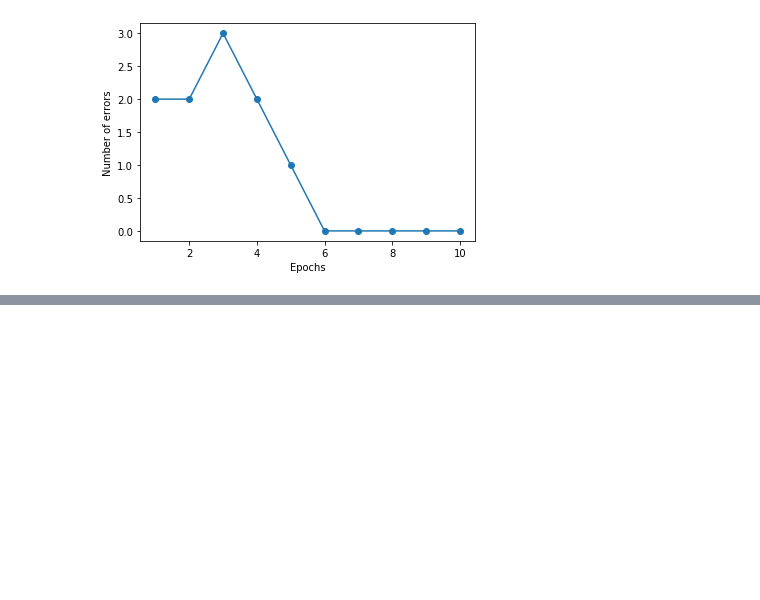
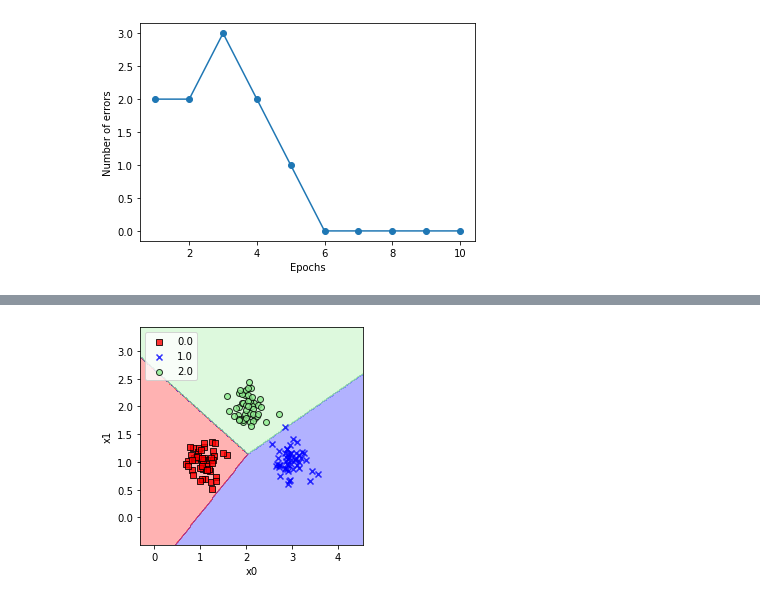
Before and after one commit to canlion/ml_study, a Jupyter notebook: 0.perceptron.ipynb, the cells around one changed output, grey strips where cells are left out. Cells and saved outputs as stored; diff of their text form; code cells hidden in the pictures; blank space fills up the shorter version.

Commit message:
add multiclass classification

```diff
--- a/0.perceptron.ipynb
+++ b/0.perceptron.ipynb
@@ -123,0 +233,23 @@ plot_decision_regions(X, y, perceptron)
+# %%
+class MulticlassClassification:
+    def __init__(self, perceptron_dict):
+        self.cls_names, self.cls_perceptrons = [], []
+        for cls_name, cls_perceptron in perceptron_dict.items():
+            self.cls_names.append(cls_name)
+            self.cls_perceptrons.append(cls_perceptron)
+
+    def forward(self, X):
+        pred = []
+        for perceptron in self.cls_perceptrons:  # 모든 퍼셉트론 이용
+            z = perceptron.z(X)
+            pred.append(z)
+        z_stack = np.stack(pred)
+        argmax = np.argmax(z_stack, axis=0)  # 퍼셉트론 결과 중 가장 큰 값이 나타내는 클래스를 선택한다.
+        return argmax
+# %%
+multi_cls = MulticlassClassification(perceptron_dict)
+# %%
+plt.figure(figsize=(4, 4))
+plot_decision_regions(X, y, multi_cls)
+# %% [output]
+[figure, added]
```
Also changed, not shown: parts of 11 cells of this notebook.
